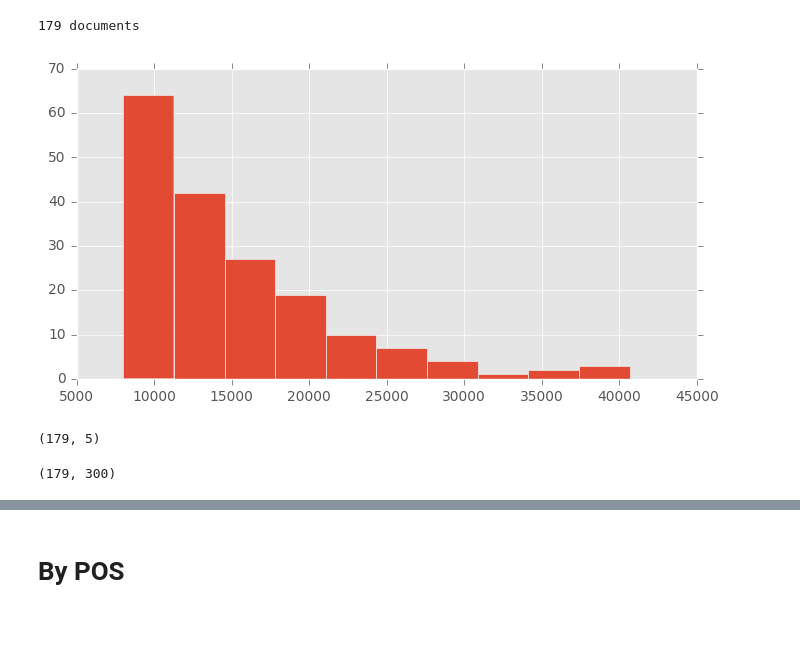
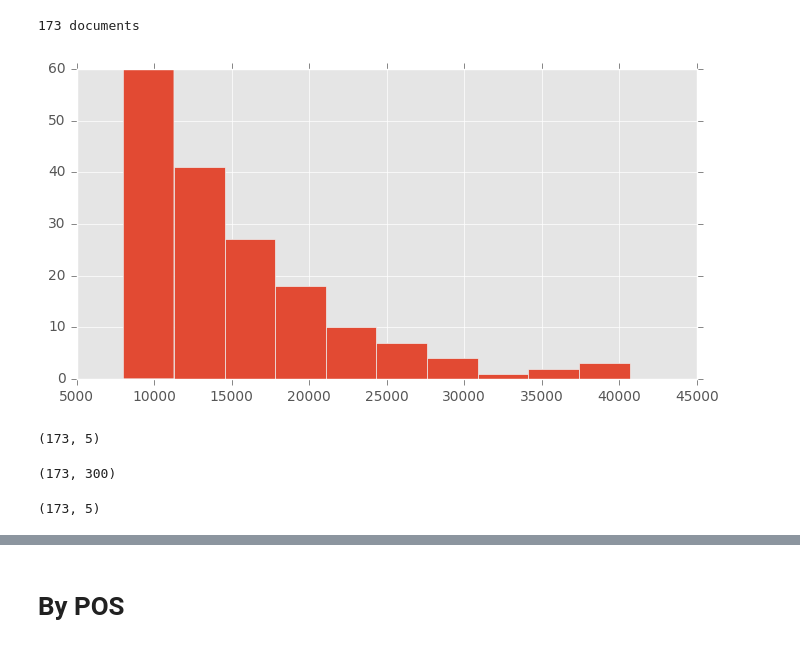
Before and after one commit to JonathanReeve/character-attribution, a Jupyter notebook: clarissa/clarissa-vectors.ipynb, the cells around one changed output, grey strips where cells are left out. Cells and saved outputs as stored; diff of their text form; code cells hidden in the pictures.

```diff
--- a/clarissa/clarissa-vectors.ipynb
+++ b/clarissa/clarissa-vectors.ipynb
@@ -179,31 +179,33 @@ transformPipeline = Pipeline([
 #                          ('gmm', GaussianMixture(n_components=6)),
                         ])
 # %%
-text = Text(lenMin=8000, lenMax=50000, maxChars=6).fit()
+text = Text(lenMin=8000, lenMax=50000, maxChars=4).fit()
 docs = text.transform('clarissa.xml')
 labels = text.numericLabels
 wordLabels = text.labels
 lengths = [length/500 for length in text.lengths]
 text.plotHist()
 # text.plotLettersPerChar()
 # %% [output]
-179 documents
+173 documents
-[figure, old version]
+[figure, new version]
 # %%
 transformed = transformPipeline.fit_transform(docs)
 transformed.shape
 # %% [output]
-(179, 5)
+(173, 5)
 # %%
 parsedDocs = [nlp(doc) for doc in docs]
 # %%
 vecs = np.array([doc.vector for doc in parsedDocs])
 vecs.shape
 # %% [output]
-(179, 300)
+(173, 300)
 # %%
-pca = PCA(n_components=50)
+pca = PCA(n_components=5)
 transformed = pca.fit_transform(vecs)
 transformed.shape
-transformed = vecs
+# transformed = vecs
+# %% [output]
+(173, 5)
 # %%
```
Also changed, not shown: parts of 6 cells of this notebook.
